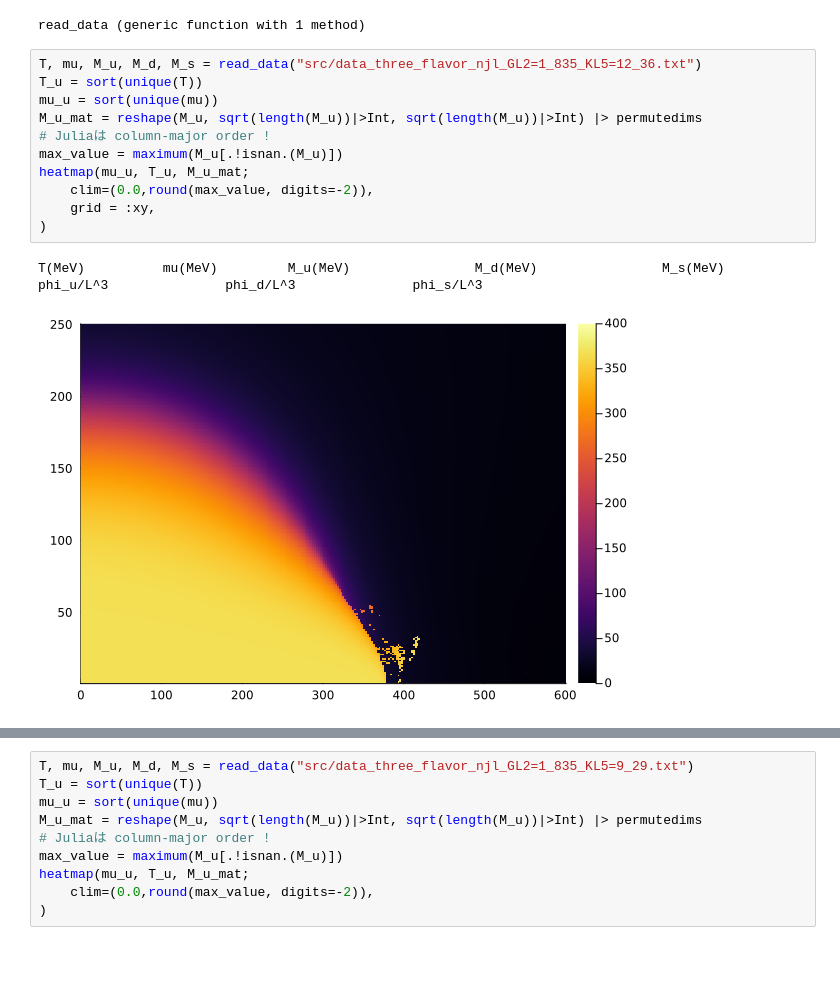
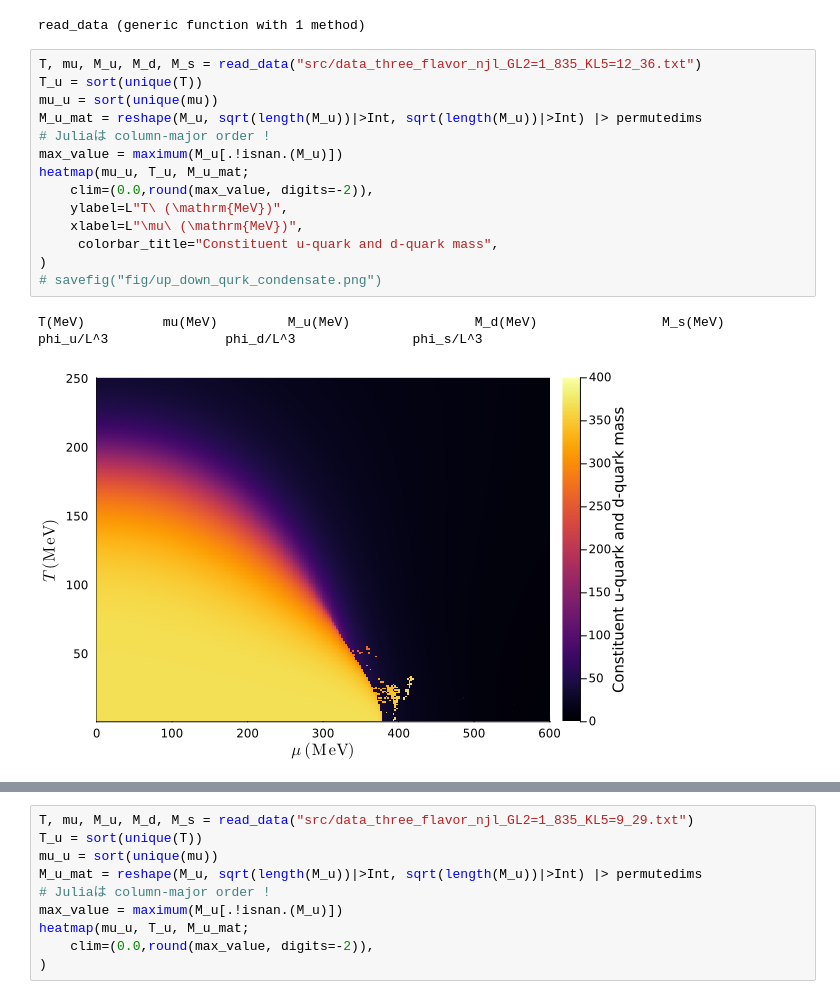
Before and after one commit to jskMNMGCH/ThreeFlavor_NJL_model, a Jupyter notebook: ThreeFlavor_NJL_Plot.ipynb, the cells around one changed output, grey strips where cells are left out. Drawn from its saved outputs; the diff is of its cells as text; blank space fills up the shorter version.

```diff
--- a/ThreeFlavor_NJL_Plot.ipynb
+++ b/ThreeFlavor_NJL_Plot.ipynb
@@ -38,17 +38,20 @@ read_data (generic function with 1 method)
 # %%
 T, mu, M_u, M_d, M_s = read_data("src/data_three_flavor_njl_GL2=1_835_KL5=12_36.txt")
 T_u = sort(unique(T))
 mu_u = sort(unique(mu))
 M_u_mat = reshape(M_u, sqrt(length(M_u))|>Int, sqrt(length(M_u))|>Int) |> permutedims
 # Juliaは column-major order !
 max_value = maximum(M_u[.!isnan.(M_u)])
 heatmap(mu_u, T_u, M_u_mat;
     clim=(0.0,round(max_value, digits=-2)),
-    grid = :xy,
+    ylabel=L"T\ (\mathrm{MeV})",
+    xlabel=L"\mu\ (\mathrm{MeV})",
+     colorbar_title="Constituent u-quark and d-quark mass",
 )
+# savefig("fig/up_down_qurk_condensate.png")
 # %% [output]
 T(MeV)          mu(MeV)         M_u(MeV)                M_d(MeV)                M_s(MeV)                phi_u/L^3               phi_d/L^3               phi_s/L^3
-[figure, old version]
+[figure, new version]
 # %%
 T, mu, M_u, M_d, M_s = read_data("src/data_three_flavor_njl_GL2=1_835_KL5=12_36.txt")
 T_u = sort(unique(T))
```
Also changed, not shown: parts of 1 cell of this notebook, 2 other files.
